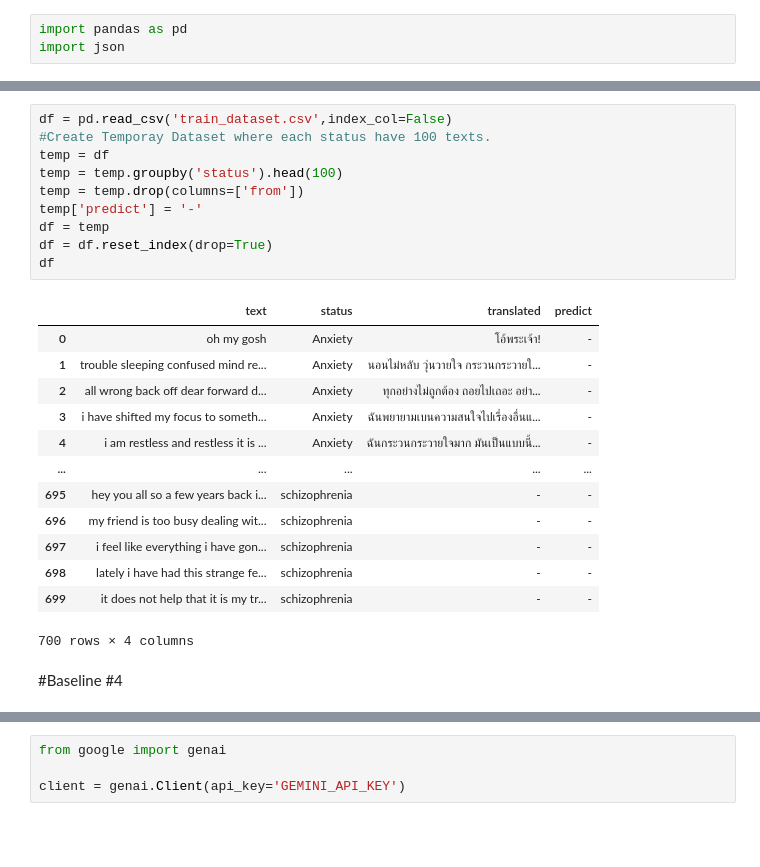
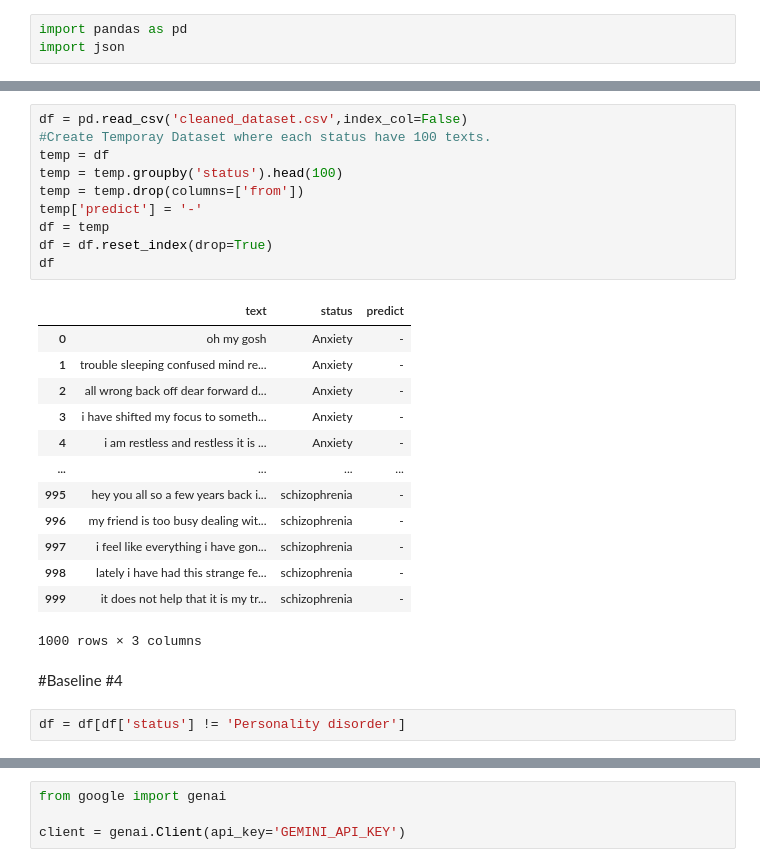
Before and after one commit to opsifiz/AIB5_Emotion-Classification, a Jupyter notebook: baseline/baseline_4.ipynb, the cells around one changed output, grey strips where cells are left out. Drawn from its saved outputs; the diff is of its cells as text; blank space fills up the shorter version.

```diff
--- a/baseline/baseline_4.ipynb
+++ b/baseline/baseline_4.ipynb
@@ -12,29 +15,31 @@ To: /content/train_dataset.csv
 # %%
-df = pd.read_csv('train_dataset.csv',index_col=False)
+df = pd.read_csv('cleaned_dataset.csv',index_col=False)
 #Create Temporay Dataset where each status have 100 texts.
 temp = df
 temp = temp.groupby('status').head(100)
 temp = temp.drop(columns=['from'])
 temp['predict'] = '-'
 df = temp
 df = df.reset_index(drop=True)
 df
 # %% [output]
-|  | text | status | translated | predict |
-| 0 | oh my gosh | Anxiety | โอ้พระเจ้า! | - |
-| 1 | trouble sleeping confused mind re... | Anxiety | นอนไม่หลับ วุ่นวายใจ กระวนกระวายใ... | - |
-| 2 | all wrong back off dear forward d... | Anxiety | ทุกอย่างไม่ถูกต้อง ถอยไปเถอะ อย่า... | - |
-| 3 | i have shifted my focus to someth... | Anxiety | ฉันพยายามเบนความสนใจไปเรื่องอื่นแ... | - |
-| 4 | i am restless and restless it is ... | Anxiety | ฉันกระวนกระวายใจมาก มันเป็นแบบนี้... | - |
-| ... | ... | ... | ... | ... |
-| 695 | hey you all so a few years back i... | schizophrenia | - | - |
-| 696 | my friend is too busy dealing wit... | schizophrenia | - | - |
-| 697 | i feel like everything i have gon... | schizophrenia | - | - |
-| 698 | lately i have had this strange fe... | schizophrenia | - | - |
-| 699 | it does not help that it is my tr... | schizophrenia | - | - |
+|  | text | status | predict |
+| 0 | oh my gosh | Anxiety | - |
+| 1 | trouble sleeping confused mind re... | Anxiety | - |
+| 2 | all wrong back off dear forward d... | Anxiety | - |
+| 3 | i have shifted my focus to someth... | Anxiety | - |
+| 4 | i am restless and restless it is ... | Anxiety | - |
+| ... | ... | ... | ... |
+| 995 | hey you all so a few years back i... | schizophrenia | - |
+| 996 | my friend is too busy dealing wit... | schizophrenia | - |
+| 997 | i feel like everything i have gon... | schizophrenia | - |
+| 998 | lately i have had this strange fe... | schizophrenia | - |
+| 999 | it does not help that it is my tr... | schizophrenia | - |
-700 rows × 4 columns
+1000 rows × 3 columns
 # %% [markdown]
 #Baseline #4
+# %%
+df = df[df['status'] != 'Personality disorder']
 # %%
 df['status'].value_counts().index
 # %% [output]
```
Also changed, not shown: parts of 10 cells of this notebook.
